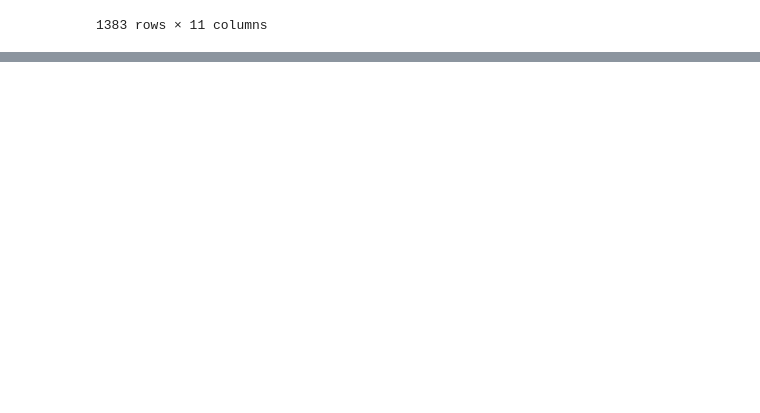
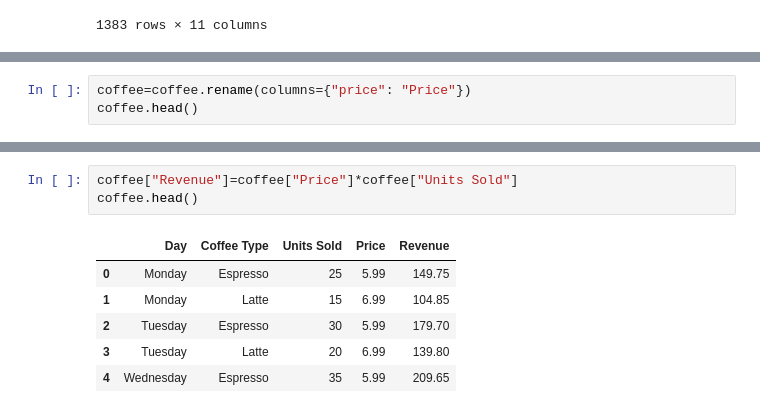
Before and after one commit to mus9090/pandas-practice, a Jupyter notebook: 01-basics.ipynb, the cells around one changed output, grey strips where cells are left out. Drawn from its saved outputs; the diff is of its cells as text; blank space fills up the shorter version.

```diff
--- a/01-basics.ipynb
+++ b/01-basics.ipynb
@@ -231,0 +321,3 @@ results.query('type=="winter" and noc=="IND" and year>2000')
+# %%
+coffee=coffee.rename(columns={"price": "Price"})
+coffee.head()
@@ -231,0 +331,10 @@ results.query('type=="winter" and noc=="IND" and year>2000')
+# %%
+coffee["Revenue"]=coffee["Price"]*coffee["Units Sold"]
+coffee.head()
+# %% [output]
+|  | Day | Coffee Type | Units Sold | Price | Revenue |
+| 0 | Monday | Espresso | 25 | 5.99 | 149.75 |
+| 1 | Monday | Latte | 15 | 6.99 | 104.85 |
+| 2 | Tuesday | Espresso | 30 | 5.99 | 179.70 |
+| 3 | Tuesday | Latte | 20 | 6.99 | 139.80 |
+| 4 | Wednesday | Espresso | 35 | 5.99 | 209.65 |
```
Also changed, not shown: parts of 10 cells of this notebook.
